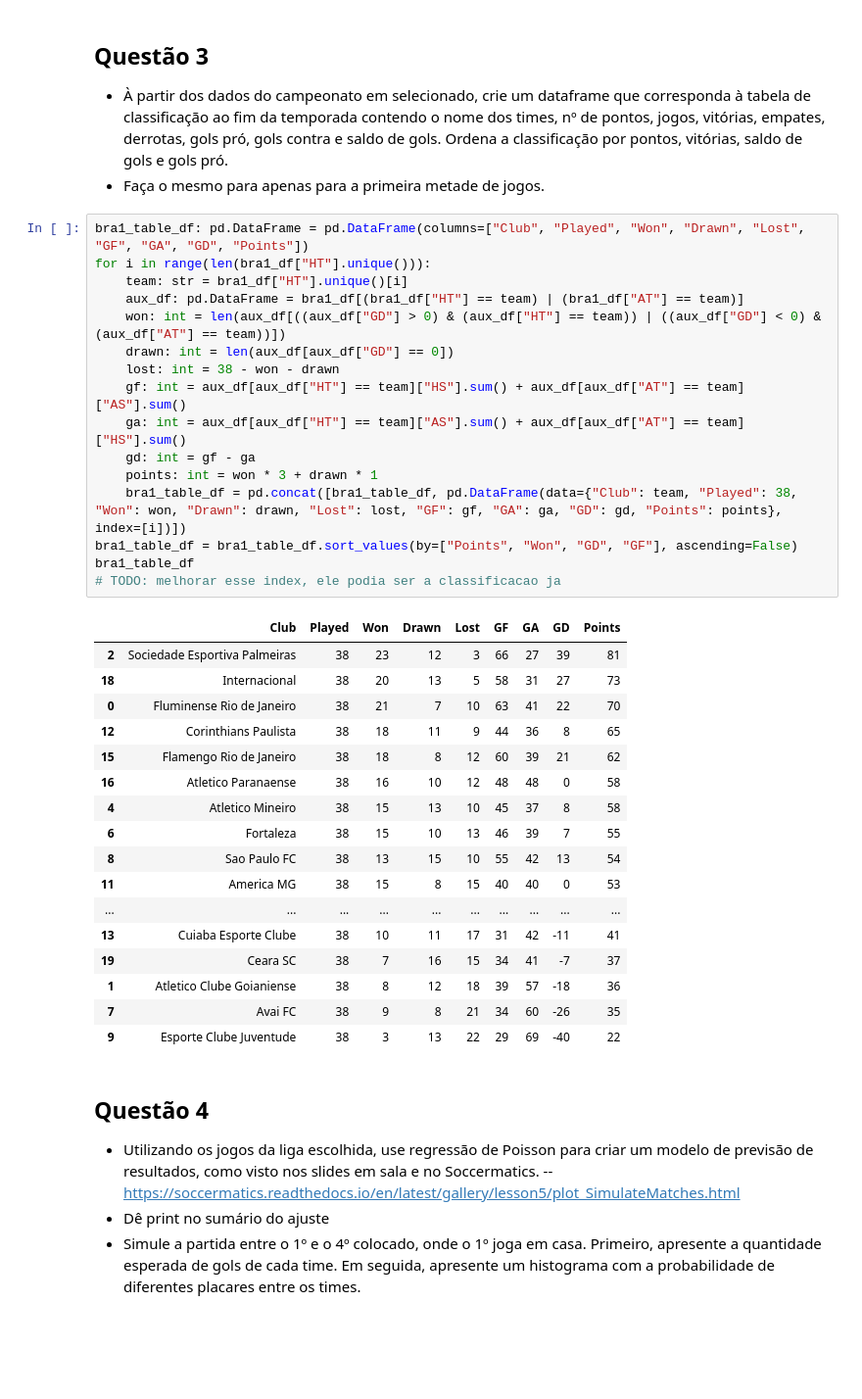
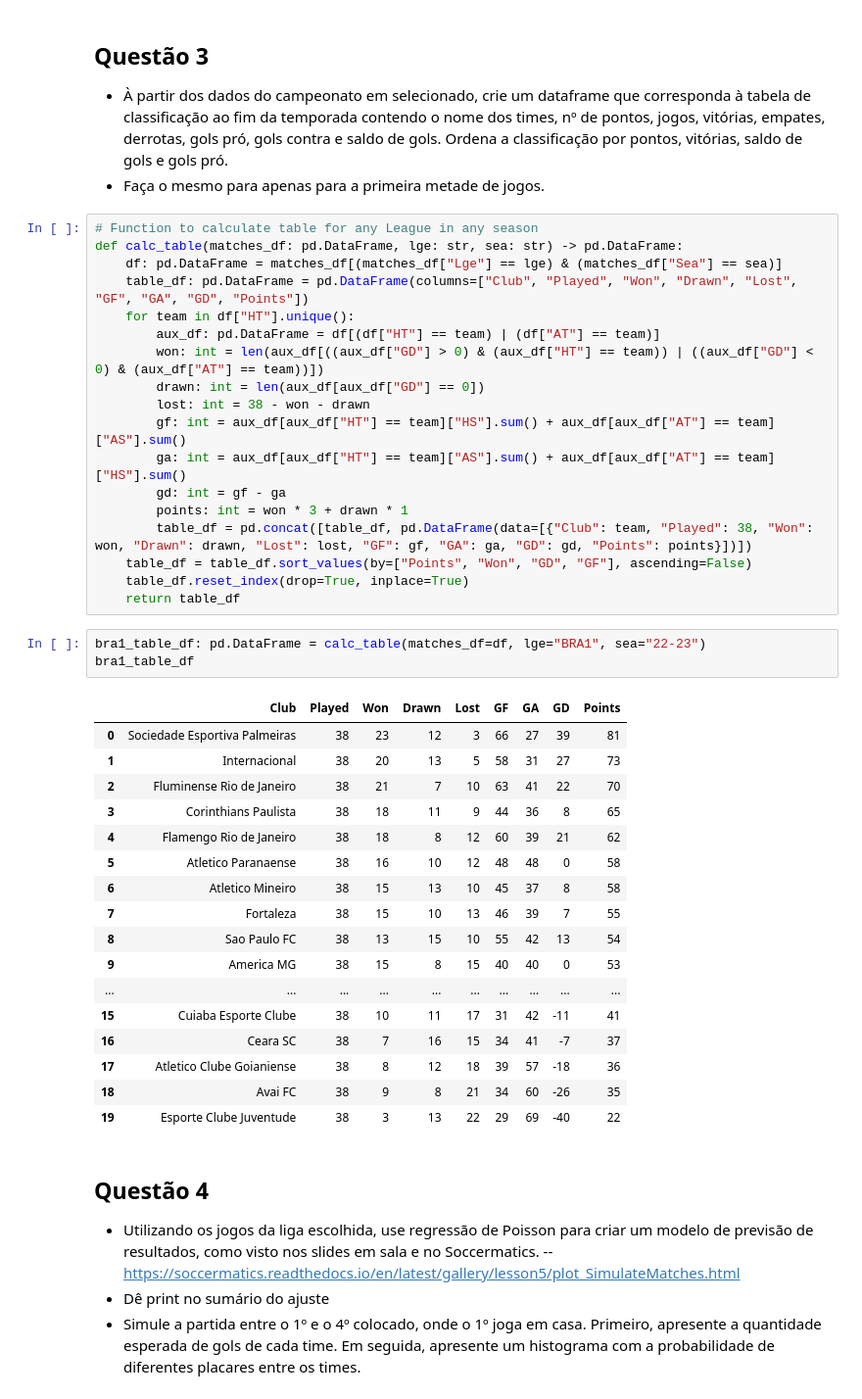
Before and after one commit to lframosferreira/soccer-analytics-notebooks, a Jupyter notebook: ativ_1.ipynb, the cells around one changed output. Shown at 98% size. Cells and saved outputs as stored; diff of their text form; blank space fills up the shorter version.

Commit message:
[NEW] creating function to generalize table and arranged indexes

```diff
--- a/ativ_1.ipynb
+++ b/ativ_1.ipynb
@@ -162,39 +162,44 @@ bra1_df
 - À partir dos dados do campeonato em selecionado, crie um dataframe que corresponda à tabela de classificação ao fim da temporada contendo o nome dos times, nº de pontos, jogos, vitórias, empates, derrotas, gols pró, gols contra e saldo de gols. Ordena a classificação por pontos, vitórias, saldo de gols e gols pró.
 - Faça o mesmo para apenas para a primeira metade de jogos.
 # %%
-bra1_table_df: pd.DataFrame = pd.DataFrame(columns=["Club", "Played", "Won", "Drawn", "Lost", "GF", "GA", "GD", "Points"])
-for i in range(len(bra1_df["HT"].unique())):
-    team: str = bra1_df["HT"].unique()[i]
-    aux_df: pd.DataFrame = bra1_df[(bra1_df["HT"] == team) | (bra1_df["AT"] == team)]
-    won: int = len(aux_df[((aux_df["GD"] > 0) & (aux_df["HT"] == team)) | ((aux_df["GD"] < 0) & (aux_df["AT"] == team))])
-    drawn: int = len(aux_df[aux_df["GD"] == 0])
-    lost: int = 38 - won - drawn
-    gf: int = aux_df[aux_df["HT"] == team]["HS"].sum() + aux_df[aux_df["AT"] == team]["AS"].sum()
-    ga: int = aux_df[aux_df["HT"] == team]["AS"].sum() + aux_df[aux_df["AT"] == team]["HS"].sum()
-    gd: int = gf - ga
-    points: int = won * 3 + drawn * 1
-    bra1_table_df = pd.concat([bra1_table_df, pd.DataFrame(data={"Club": team, "Played": 38, "Won": won, "Drawn": drawn, "Lost": lost, "GF": gf, "GA": ga, "GD": gd, "Points": points}, index=[i])])
-bra1_table_df = bra1_table_df.sort_values(by=["Points", "Won", "GD", "GF"], ascending=False)
-bra1_table_df
-# TODO: melhorar esse index, ele podia ser a classificacao ja
+# Function to calculate table for any League in any season
+def calc_table(matches_df: pd.DataFrame, lge: str, sea: str) -> pd.DataFrame:
+    df: pd.DataFrame = matches_df[(matches_df["Lge"] == lge) & (matches_df["Sea"] == sea)]
+    table_df: pd.DataFrame = pd.DataFrame(columns=["Club", "Played", "Won", "Drawn", "Lost", "GF", "GA", "GD", "Points"])
+    for team in df["HT"].unique():
+        aux_df: pd.DataFrame = df[(df["HT"] == team) | (df["AT"] == team)]
+        won: int = len(aux_df[((aux_df["GD"] > 0) & (aux_df["HT"] == team)) | ((aux_df["GD"] < 0) & (aux_df["AT"] == team))])
+        drawn: int = len(aux_df[aux_df["GD"] == 0])
+        lost: int = 38 - won - drawn
+        gf: int = aux_df[aux_df["HT"] == team]["HS"].sum() + aux_df[aux_df["AT"] == team]["AS"].sum()
+        ga: int = aux_df[aux_df["HT"] == team]["AS"].sum() + aux_df[aux_df["AT"] == team]["HS"].sum()
+        gd: int = gf - ga
+        points: int = won * 3 + drawn * 1
+        table_df = pd.concat([table_df, pd.DataFrame(data=[{"Club": team, "Played": 38, "Won": won, "Drawn": drawn, "Lost": lost, "GF": gf, "GA": ga, "GD": gd, "Points": points}])])
+    table_df = table_df.sort_values(by=["Points", "Won", "GD", "GF"], ascending=False)
+    table_df.reset_index(drop=True, inplace=True)
+    return table_df
-# %% [output]
-|  | Club | Played | Won | Drawn | Lost | GF | GA | GD | Points |
-| 2 | Sociedade Esportiva Palmeiras | 38 | 23 | 12 | 3 | 66 | 27 | 39 | 81 |
-| 18 | Internacional | 38 | 20 | 13 | 5 | 58 | 31 | 27 | 73 |
-| 0 | Fluminense Rio de Janeiro | 38 | 21 | 7 | 10 | 63 | 41 | 22 | 70 |
-| 12 | Corinthians Paulista | 38 | 18 | 11 | 9 | 44 | 36 | 8 | 65 |
-| 15 | Flamengo Rio de Janeiro | 38 | 18 | 8 | 12 | 60 | 39 | 21 | 62 |
-| 16 | Atletico Paranaense | 38 | 16 | 10 | 12 | 48 | 48 | 0 | 58 |
-| 4 | Atletico Mineiro | 38 | 15 | 13 | 10 | 45 | 37 | 8 | 58 |
-| 6 | Fortaleza | 38 | 15 | 10 | 13 | 46 | 39 | 7 | 55 |
-| 8 | Sao Paulo FC | 38 | 13 | 15 | 10 | 55 | 42 | 13 | 54 |
-| 11 | America MG | 38 | 15 | 8 | 15 | 40 | 40 | 0 | 53 |
-| ... | ... | ... | ... | ... | ... | ... | ... | ... | ... |
-| 13 | Cuiaba Esporte Clube | 38 | 10 | 11 | 17 | 31 | 42 | -11 | 41 |
-| 19 | Ceara SC | 38 | 7 | 16 | 15 | 34 | 41 | -7 | 37 |
-| 1 | Atletico Clube Goianiense | 38 | 8 | 12 | 18 | 39 | 57 | -18 | 36 |
-| 7 | Avai FC | 38 | 9 | 8 | 21 | 34 | 60 | -26 | 35 |
-| 9 | Esporte Clube Juventude | 38 | 3 | 13 | 22 | 29 | 69 | -40 | 22 |
+# %%
+bra1_table_df: pd.DataFrame = calc_table(matches_df=df, lge="BRA1", sea="22-23")
+bra1_table_df
+# %% [output]
+|  | Club | Played | Won | Drawn | Lost | GF | GA | GD | Points |
+| 0 | Sociedade Esportiva Palmeiras | 38 | 23 | 12 | 3 | 66 | 27 | 39 | 81 |
+| 1 | Internacional | 38 | 20 | 13 | 5 | 58 | 31 | 27 | 73 |
+| 2 | Fluminense Rio de Janeiro | 38 | 21 | 7 | 10 | 63 | 41 | 22 | 70 |
+| 3 | Corinthians Paulista | 38 | 18 | 11 | 9 | 44 | 36 | 8 | 65 |
+| 4 | Flamengo Rio de Janeiro | 38 | 18 | 8 | 12 | 60 | 39 | 21 | 62 |
+| 5 | Atletico Paranaense | 38 | 16 | 10 | 12 | 48 | 48 | 0 | 58 |
+| 6 | Atletico Mineiro | 38 | 15 | 13 | 10 | 45 | 37 | 8 | 58 |
+| 7 | Fortaleza | 38 | 15 | 10 | 13 | 46 | 39 | 7 | 55 |
+| 8 | Sao Paulo FC | 38 | 13 | 15 | 10 | 55 | 42 | 13 | 54 |
+| 9 | America MG | 38 | 15 | 8 | 15 | 40 | 40 | 0 | 53 |
+| ... | ... | ... | ... | ... | ... | ... | ... | ... | ... |
+| 15 | Cuiaba Esporte Clube | 38 | 10 | 11 | 17 | 31 | 42 | -11 | 41 |
+| 16 | Ceara SC | 38 | 7 | 16 | 15 | 34 | 41 | -7 | 37 |
+| 17 | Atletico Clube Goianiense | 38 | 8 | 12 | 18 | 39 | 57 | -18 | 36 |
+| 18 | Avai FC | 38 | 9 | 8 | 21 | 34 | 60 | -26 | 35 |
+| 19 | Esporte Clube Juventude | 38 | 3 | 13 | 22 | 29 | 69 | -40 | 22 |
 # %% [markdown]
 ## Questão 4
 - Utilizando os jogos da liga escolhida, use regressão de Poisson para criar um modelo de previsão de resultados, como visto nos slides em sala e no Soccermatics.
```
